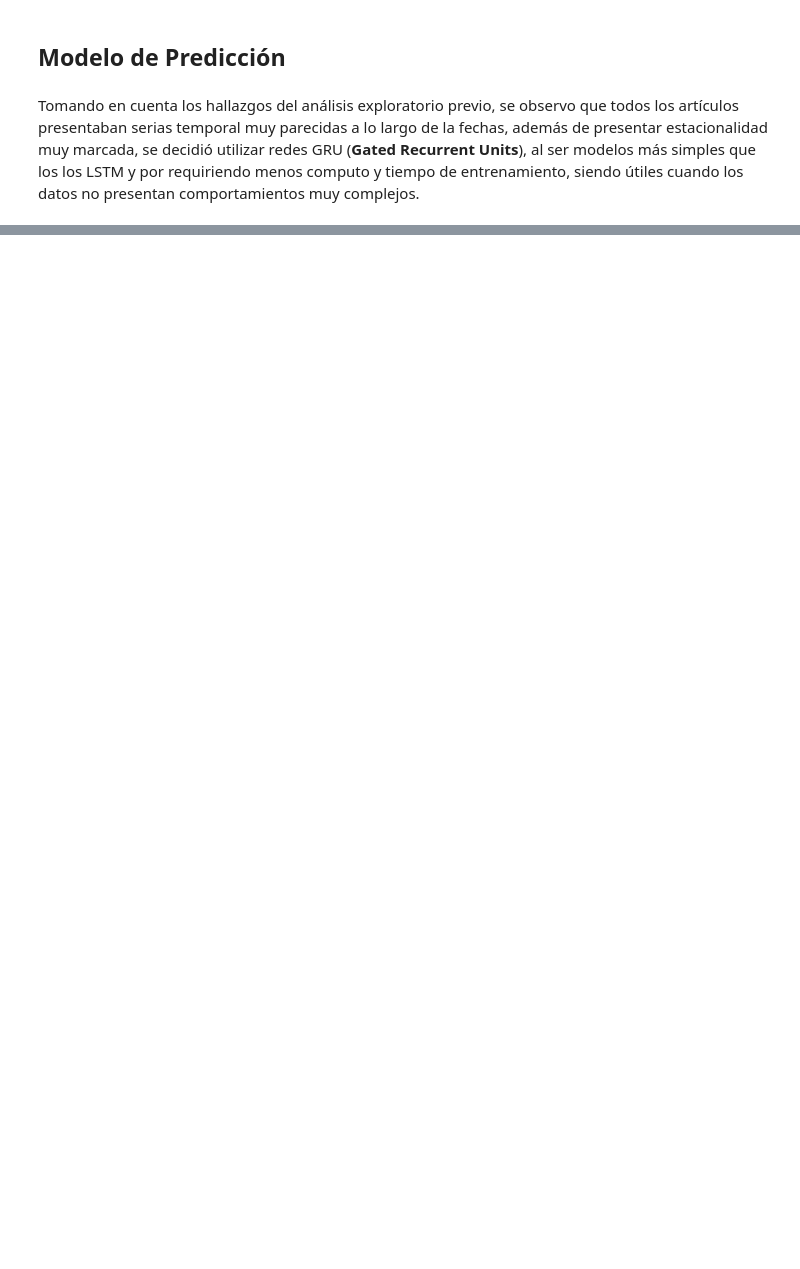
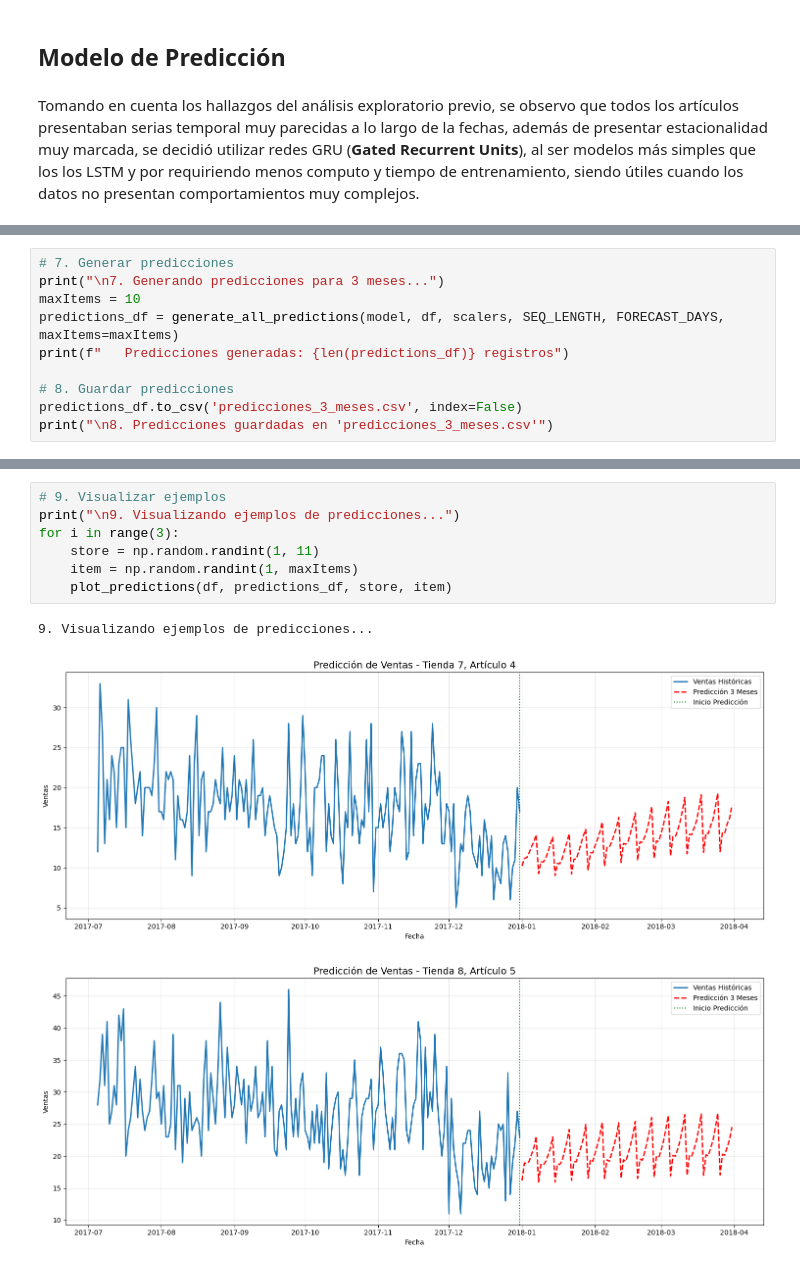
Before and after one commit to DanielRasho/DeepLearning-Lab8, a Jupyter notebook: report.ipynb, the cells around one changed output, grey strips where cells are left out. Cells and saved outputs as stored; diff of their text form; blank space fills up the shorter version.

```diff
--- a/report.ipynb
+++ b/report.ipynb
@@ -228,0 +654,10 @@ class GRUModel(nn.Module):
+# %%
+# 7. Generar predicciones
+print("\n7. Generando predicciones para 3 meses...")
+maxItems = 10
+predictions_df = generate_all_predictions(model, df, scalers, SEQ_LENGTH, FORECAST_DAYS, maxItems=maxItems)
+print(f"   Predicciones generadas: {len(predictions_df)} registros")
+
+# 8. Guardar predicciones
+predictions_df.to_csv('predicciones_3_meses.csv', index=False)
+print("\n8. Predicciones guardadas en 'predicciones_3_meses.csv'")
@@ -228,0 +679,11 @@ class GRUModel(nn.Module):
+# %%
+# 9. Visualizar ejemplos
+print("\n9. Visualizando ejemplos de predicciones...")
+for i in range(3):
+    store = np.random.randint(1, 11)
+    item = np.random.randint(1, maxItems)
+    plot_predictions(df, predictions_df, store, item)
+# %% [output]
+9. Visualizando ejemplos de predicciones...
+[figure, added]
+[figure, added]
```
Also changed, not shown: parts of 10 cells of this notebook.
